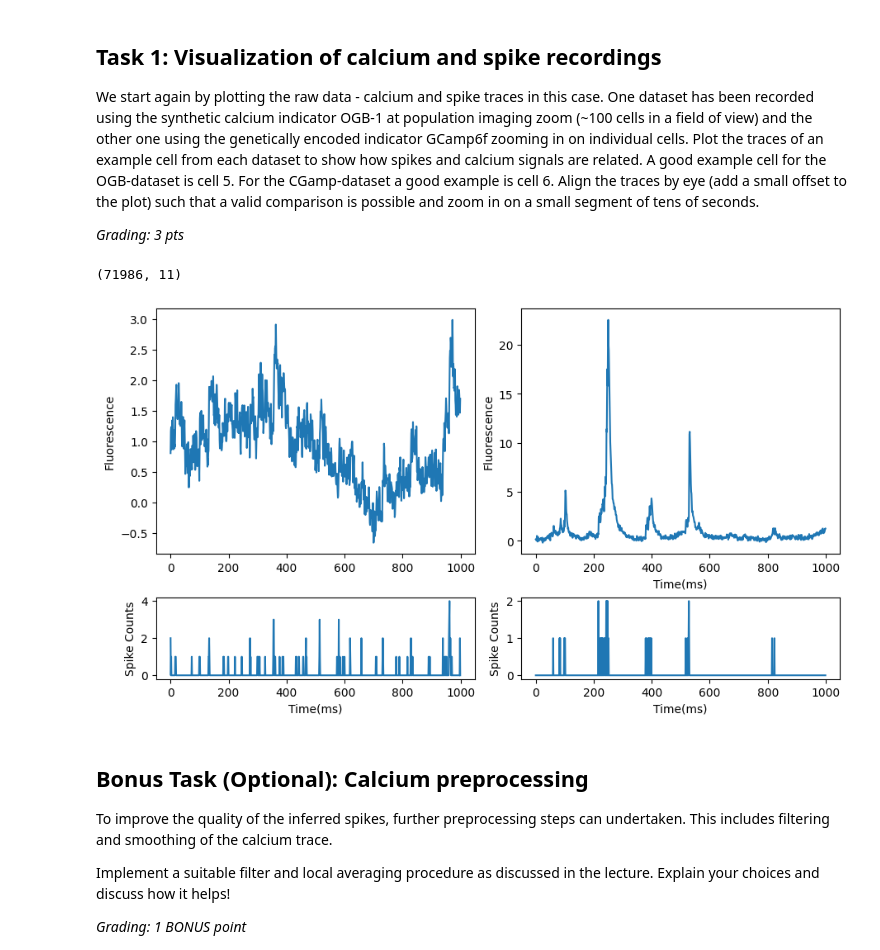
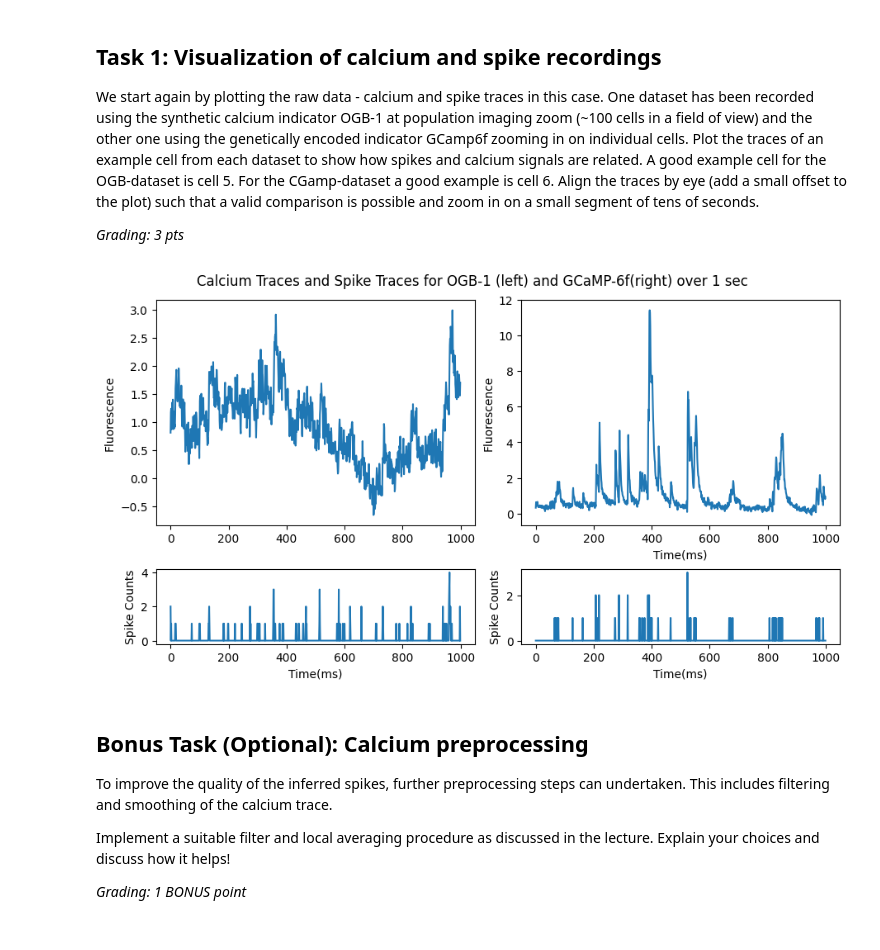
Before and after one commit to F-vdHaar/neural_data_science, a Jupyter notebook: notebooks/CodingLab3.ipynb, the cells around one changed output. Saved outputs shown, nothing was run; the diff lists cells and outputs as text; code cells hidden in the pictures.

```diff
--- a/notebooks/CodingLab3.ipynb
+++ b/notebooks/CodingLab3.ipynb
@@ -68,53 +68,55 @@ ogb_spikes.head()
 We start again by plotting the raw data - calcium and spike traces in this case. One dataset has been recorded using the synthetic calcium indicator OGB-1 at population imaging zoom (~100 cells in a field of view) and the other one using the genetically encoded indicator GCamp6f zooming in on individual cells. Plot the traces of an example cell from each dataset to show how spikes and calcium signals are related. A good example cell for the OGB-dataset is cell 5. For the CGamp-dataset a good example is cell 6. Align the traces by eye (add a small offset to the plot) such that a valid comparison is possible and zoom in on a small segment of tens of seconds.
 
 *Grading: 3 pts*
-# %%
-ogb_spikes.shape
-# %% [output]
-(71986, 11)
+# %%
+ogb_calcium = ogb_calcium.dropna(axis=0)
+ogb_spikes = ogb_spikes.dropna(axis=0).to_numpy()
+
+gcamp_calcium = gcamp_calcium.dropna(axis=0)
+gcamp_spikes = gcamp_spikes.dropna(axis=0).to_numpy()
 # %%
 # --------------------------------
 # Resample and prepare data (1 pt)
 # --------------------------------
-
-ogb_spikes = ogb_spikes.to_numpy()
-gcamp_spikes = gcamp_spikes.to_numpy()
 
 resamp_obg = signal.decimate(ogb_calcium, 4, axis = 0)
 resamp_obg_spikes = np.add.reduceat(ogb_spikes, np.arange(0, len(ogb_spikes), 4), axis=0)
 
 resamp_gcamp = signal.decimate(gcamp_calcium, 4, axis=0)
 resamp_gcamp_spikes = np.add.reduceat(gcamp_spikes, np.arange(0, len(gcamp_spikes), 4), axis=0)
 
 
 fig, axs = plt.subplots(
     2, 2, figsize=(9, 5), height_ratios=[3, 1], layout="constrained"
 )
+
+fig.suptitle("Calcium Traces and Spike Traces for OGB-1 (left) and GCaMP-6f(right) over 1 sec")
 # --------------------
 # Plot OGB data (1 pt)
 # --------------------
 
 axs[0,0].plot(resamp_obg[:, 5][:1000])
 axs[0,0].set_ylabel("Fluorescence")
 # axs[0,0].set_xlabel("Time(ms)")
 
 axs[1,0].plot(resamp_obg_spikes[:, 5][:1000])
 axs[1,0].set_ylabel("Spike Counts")
 axs[1,0].set_xlabel("Time(ms)")
 
 # ----------------------
 # Plot GCamp data (1 pt)
 # ----------------------
-axs[0,1].plot(resamp_gcamp[:, 5][:1000])
+axs[0,1].plot(resamp_gcamp[:, 6][:1000])
 axs[0,1].set_ylabel("Fluorescence")
 axs[0,1].set_xlabel("Time(ms)")
 
-axs[1,1].plot(resamp_gcamp_spikes[:, 5][:1000])
+axs[1,1].plot(resamp_gcamp_spikes[:, 6][:1000])
 axs[1,1].set_ylabel("Spike Counts")
 axs[1,1].set_xlabel("Time(ms)")
+
 plt.show()
 # %% [output]
-[figure, old version]
+[figure, new version]
 # %% [markdown]
 ## Bonus Task (Optional): Calcium preprocessing
 
```
Also changed, not shown: parts of 14 cells of this notebook.
